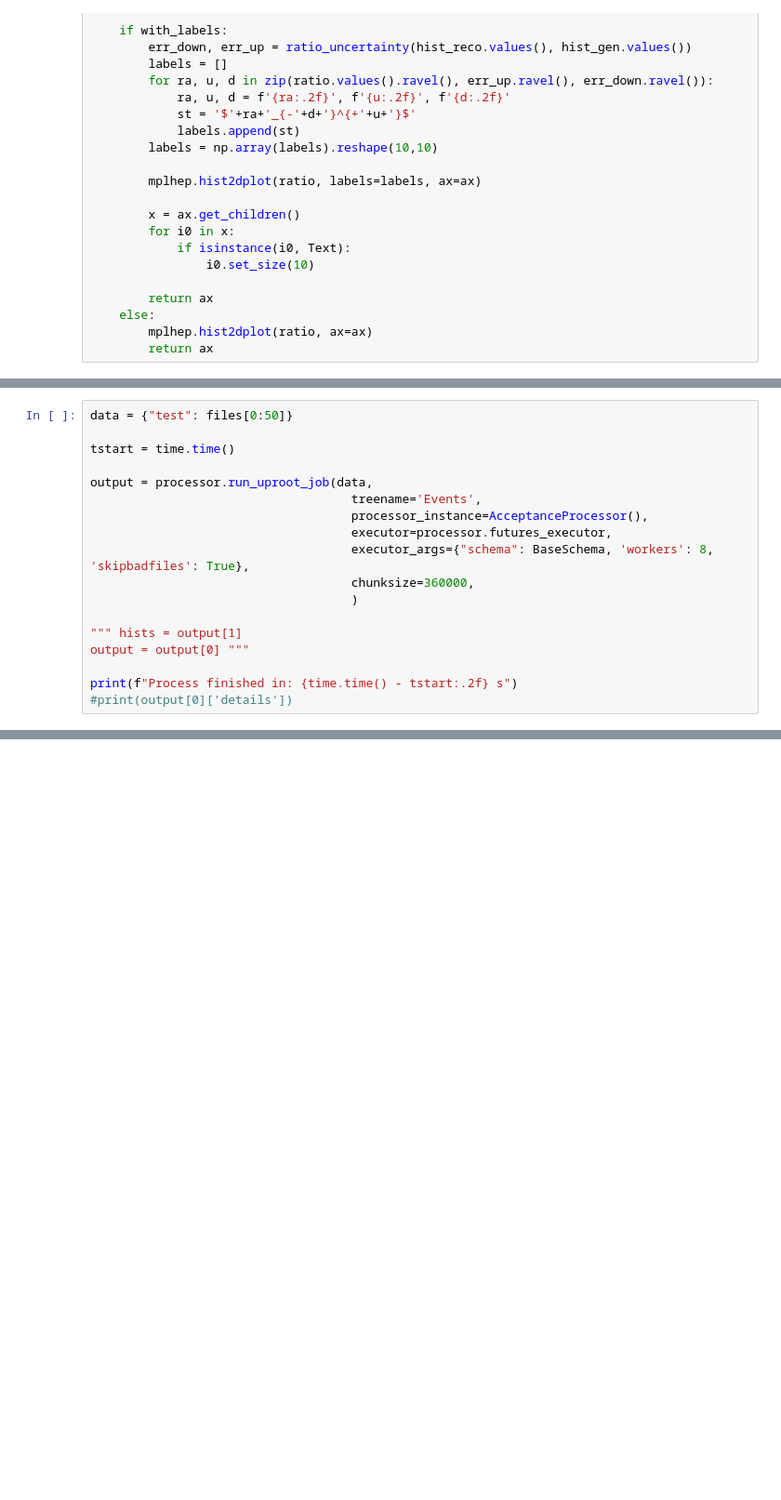
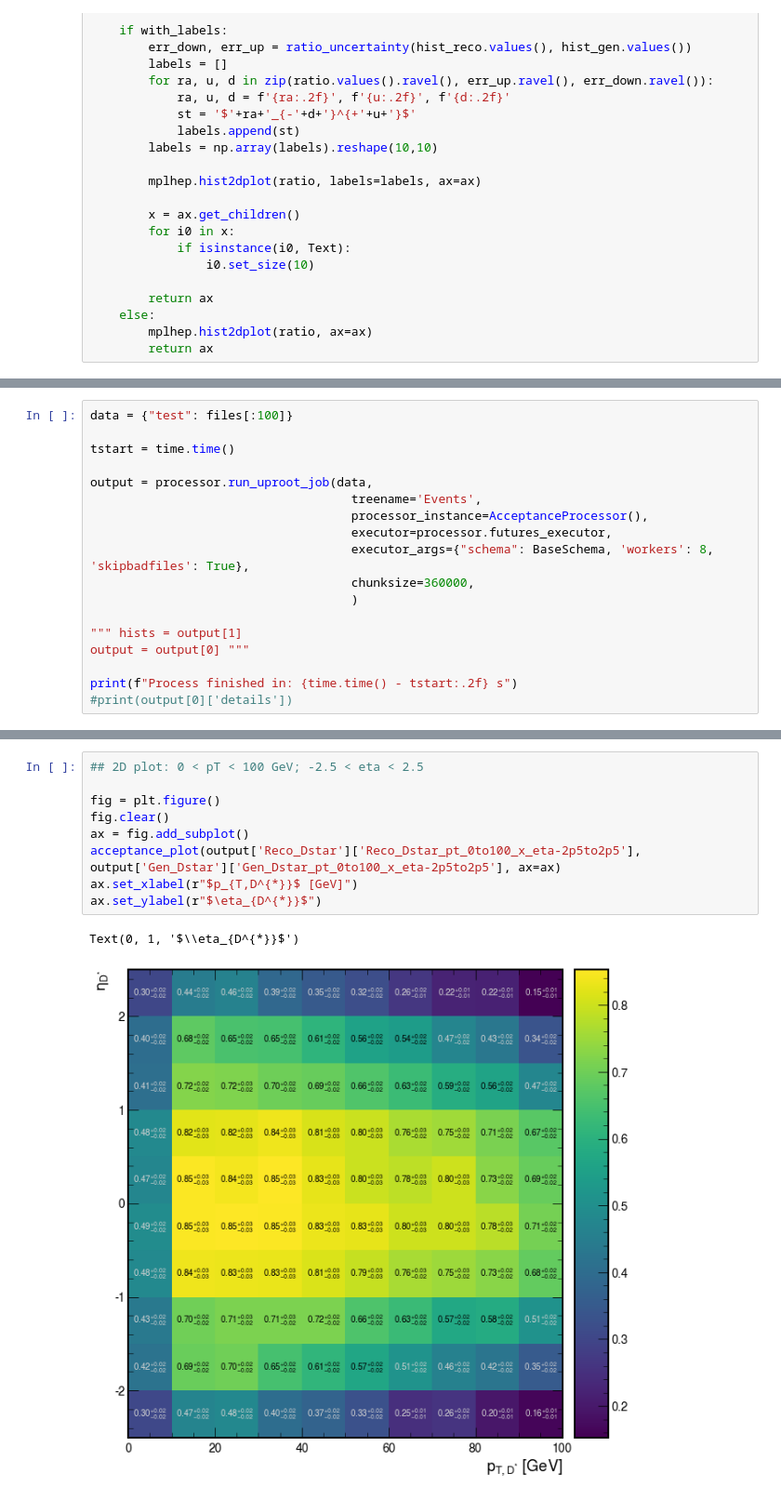
Before and after one commit to Mapse/OniaOpenCharmRun2ULAna, a Jupyter notebook: acceptance/acceptance_dstar.ipynb, the cells around one changed output, grey strips where cells are left out. Shown at 93% size. Drawn from its saved outputs; the diff is of its cells as text; blank space fills up the shorter version.

Commit message:
adding accept

```diff
--- a/acceptance/acceptance_dstar.ipynb
+++ b/acceptance/acceptance_dstar.ipynb
@@ -268,7 +334,7 @@ class AcceptanceProcessor(processor.ProcessorABC):
     def postprocess(self, accumulator):
         return accumulator
 # %%
-data = {"test": files[0:50]}
+data = {"test": files[:100]}
 
 tstart = time.time()
 
@@ -302,3 +365,15 @@ Text(0, 1, '$\\eta_{D^{*}}$')
+# %%
+## 2D plot: 0 < pT < 100 GeV; -2.5 < eta < 2.5
+
+fig = plt.figure()
+fig.clear()
+ax = fig.add_subplot()
+acceptance_plot(output['Reco_Dstar']['Reco_Dstar_pt_0to100_x_eta-2p5to2p5'], output['Gen_Dstar']['Gen_Dstar_pt_0to100_x_eta-2p5to2p5'], ax=ax)
+ax.set_xlabel(r"$p_{T,D^{*}}$ [GeV]")
+ax.set_ylabel(r"$\eta_{D^{*}}$")
+# %% [output]
+Text(0, 1, '$\\eta_{D^{*}}$')
+[figure, added]
 # %%
 ## 2D plot: 0 < pT < 10; -2.5 < eta < 2.5
 
```
Also changed, not shown: parts of 8 cells of this notebook, 2 other files.
